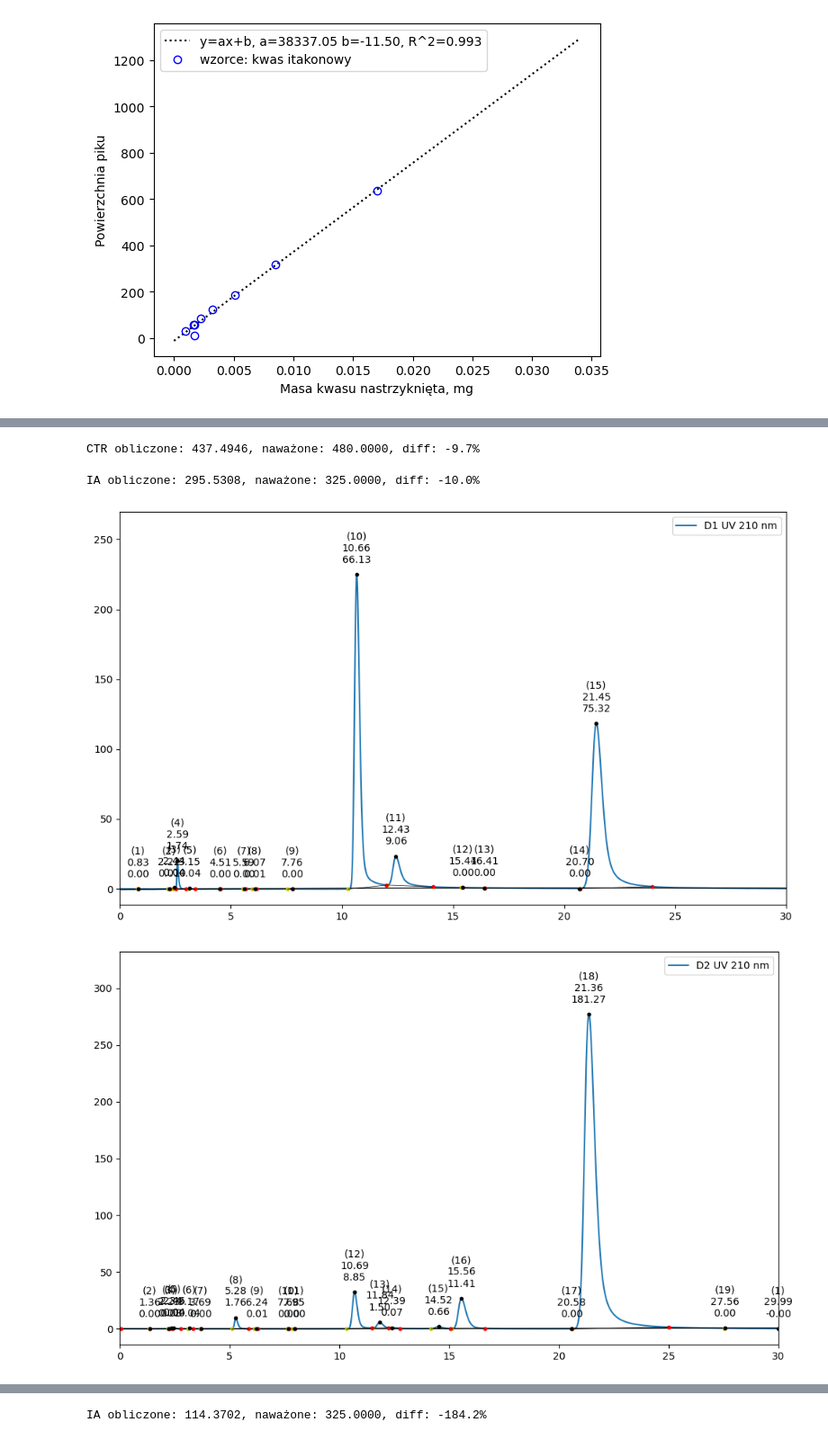
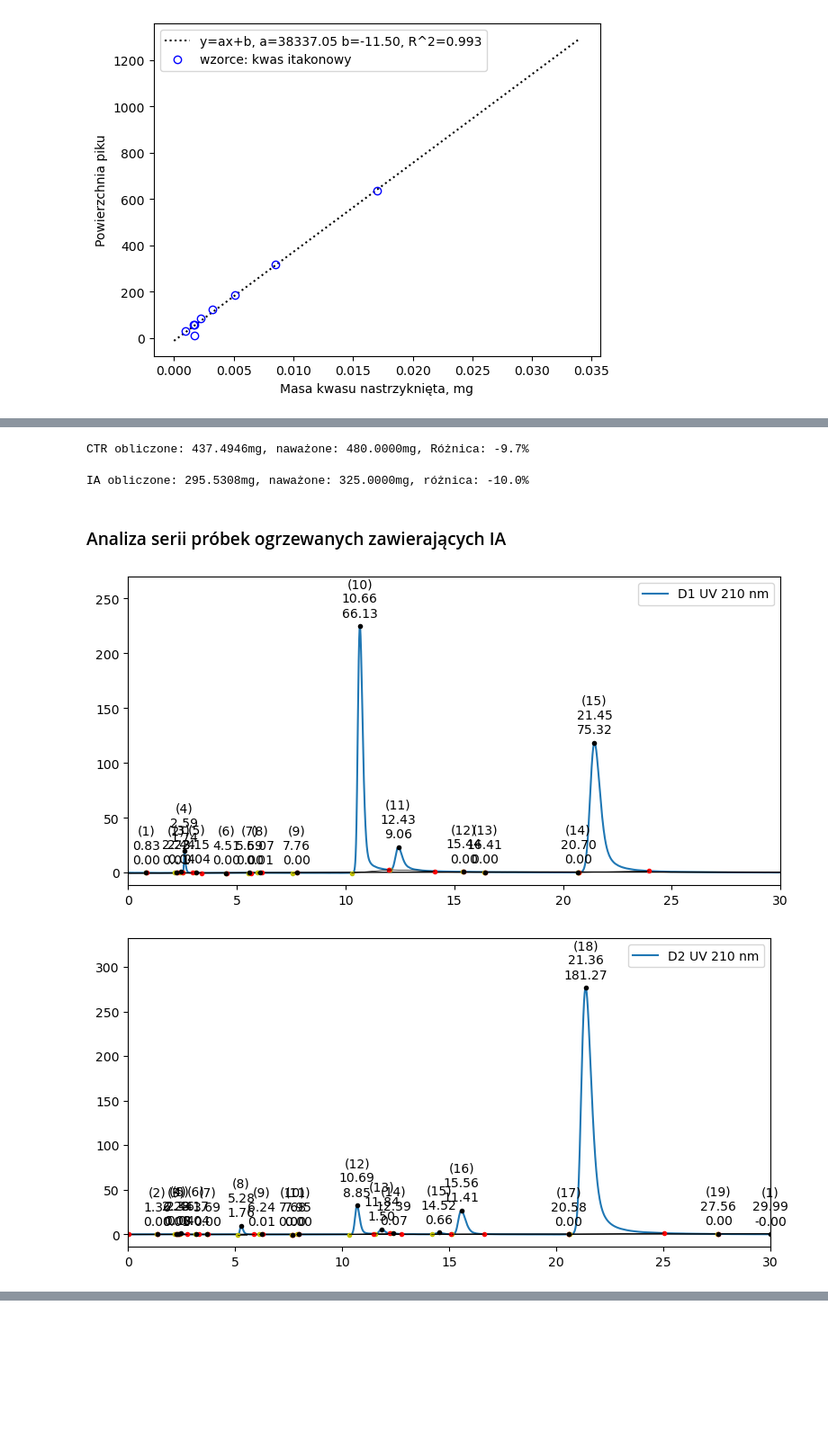
Before and after one commit to sbednarz/py4hplc, a Jupyter notebook: data03/paczka3.ipynb, the cells around one changed output, grey strips where cells are left out. Shown at 90% size. Cells and saved outputs as stored; diff of their text form; code cells hidden in the pictures; blank space fills up the shorter version.

```diff
--- a/data03/paczka3.ipynb
+++ b/data03/paczka3.ipynb
@@ -41,7 +63,7 @@ def plot_report(chromatogram, x1, x2):
     p = chromatogram.peaks
     l = chromatogram.l
 
-    fig, ax = plt.subplots(figsize=(10,6))
+    fig, ax = plt.subplots(figsize=(8,4)) # <<<<< wielkość chromatogramu - rysunku
     ax.set_xlim(x1,x2)
     ax.set_ylim(min(s)-max(s)*0.05, max(s)*1.2)
     ax.plot(t,s, label=l)
@@ -171,9 +200,9 @@ mm = 480
 
 diff = 100*(m-mm)/m
 
-print("CTR obliczone: {:.4f}, naważone: {:.4f}, diff: {:.1f}%".format(m, mm, diff))
+print("CTR obliczone: {:.4f}mg, naważone: {:.4f}mg, Różnica: {:.1f}%".format(m, mm, diff))
 # %% [output]
-CTR obliczone: 437.4946, naważone: 480.0000, diff: -9.7%
+CTR obliczone: 437.4946mg, naważone: 480.0000mg, Różnica: -9.7%
 # %%
 m = (b.D0_IA_210.p(21.3).a-bb_ita)/aa_ita
 
@@ -191,26 +220,16 @@ mm = 325
 
 diff = 100*(m-mm)/m
 
-print("IA obliczone: {:.4f}, naważone: {:.4f}, diff: {:.1f}%".format(m, mm, diff))
+print("IA obliczone: {:.4f}mg, naważone: {:.4f}mg, różnica: {:.1f}%".format(m, mm, diff))
 # %% [output]
-IA obliczone: 295.5308, naważone: 325.0000, diff: -10.0%
+IA obliczone: 295.5308mg, naważone: 325.0000mg, różnica: -10.0%
+# %% [markdown]
+### Analiza serii próbek ogrzewanych zawierających IA
 # %%
 plot_report(b.D1_210, 0, 30)
 plot_report(b.D2_210, 0, 30)
-plot_report(b.D3_210, 0, 30)
-plot_report(b.D7_210, 0, 30)
-
-# IA-BET
-m = (b.D1_210.p(21.3).a-bb_ita)/aa_ita
-m= m*100*101*5 # OBICZONE wsypane do wialki
-
-# naważono
-
-mm = 325
-
-diff = 100*(m-mm)/m
-
-print("IA obliczone: {:.4f}, naważone: {:.4f}, diff: {:.1f}%".format(m, mm, diff))
+plot_report(b.D3_210, 0, 30) #TMAC zawiera ślady amin (rybi zapach) (TCI)
+plot_report(b.D7_210, 0, 30) #TEAC
 # %% [output]
-[figure, old version]
+[figure, new version]
-[figure, old version]
+[figure, new version]
@@ -219,4 +238,3 @@ print("IA obliczone: {:.4f}, naważone: {:.4f}, diff: {:.1f}%".format(m, mm, dif
-IA obliczone: 114.3702, naważone: 325.0000, diff: -184.2%
 # %%
 # IA-BET
 m = (b.D1_210.p(21.3).a-bb_ita)/aa_ita
```
Also changed, not shown: parts of 15 cells of this notebook, 1 other file.
